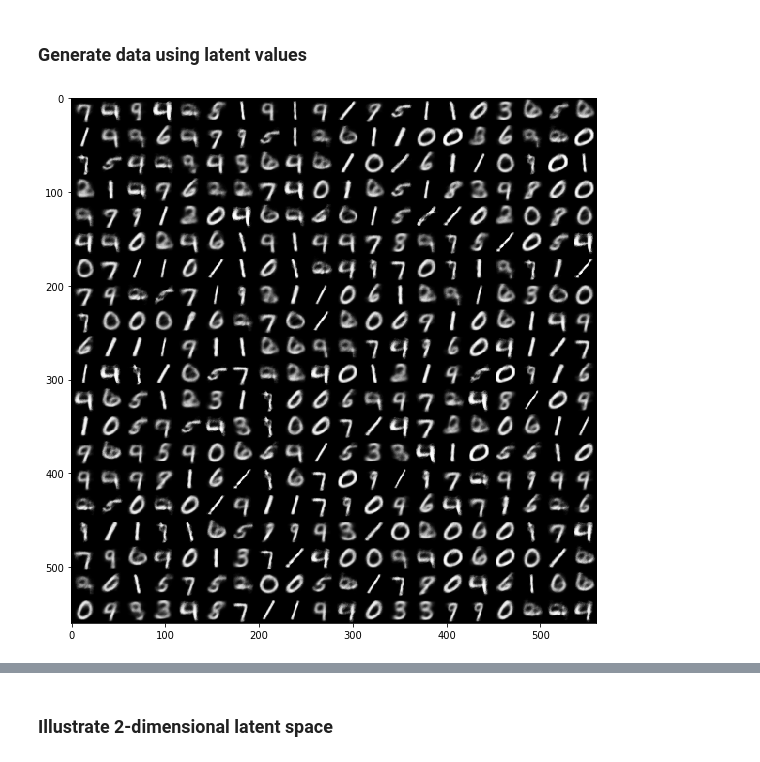
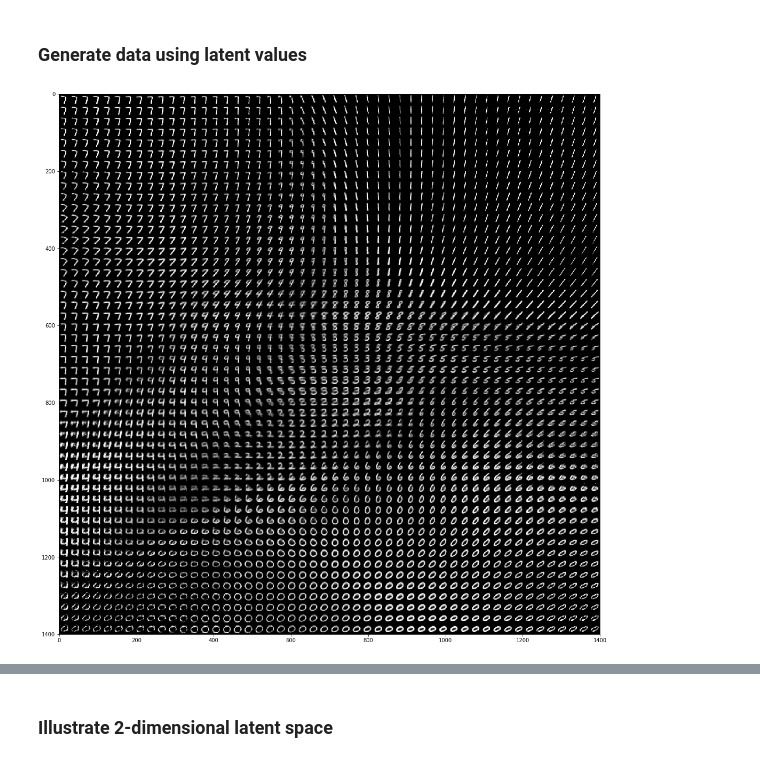
Before and after one commit to Logan-Lin/ELAINE-tensorflow, a Jupyter notebook: ELAINE.ipynb, the cells around one changed output, grey strips where cells are left out. Saved outputs shown, nothing was run; the diff lists cells and outputs as text; code cells hidden in the pictures.

```diff
--- a/ELAINE.ipynb
+++ b/ELAINE.ipynb
@@ -217,7 +217,7 @@ class VariationalAutoencoder(object):
 ## Training on MNIST dataset
 # %%
 def train(network_architecture, learning_rate=0.001,
-          batch_size=1000, training_epochs=10, display_step=5, beta=0.5):
+          batch_size=1000, training_epochs=10, display_step=10, beta=0.5):
     vae = VariationalAutoencoder(network_architecture,
                                  learning_rate=learning_rate,
                                  batch_size=batch_size,
@@ -249,5 +249,5 @@ network_architecture = \
          n_input=784, # MNIST data input (img shape: 28*28)
          n_z=2)  # dimensionality of latent space
 
-vae = train(network_architecture, training_epochs=50, beta=0.5)
+vae = train(network_architecture, training_epochs=200, beta=0.5)
 # %% [output]
@@ -288,19 +298,20 @@ plt.show()
 # %% [markdown]
 ### Generate data using latent values
 # %%
-nx = ny = 20
+nx = ny = 50
+x_values = np.linspace(-3, 3, nx)
+y_values = np.linspace(-3, 3, ny)
 
 canvas = np.empty((28*ny, 28*nx))
-for i in range(nx):
-    for j in range(ny):
-        input_vector = np.random.random_sample((2)) * 6 - 3
-        z_mu = np.array([input_vector]*vae.batch_size)
+for i, yi in enumerate(x_values):
+    for j, xi in enumerate(y_values):
+        z_mu = np.array([[xi, yi]]*vae.batch_size)
         x_mean = vae.generate(z_mu)
         canvas[(nx-i-1)*28:(nx-i)*28, j*28:(j+1)*28] = x_mean[0].reshape(28, 28)
 
-plt.figure(figsize=(8, 10))
+plt.figure(figsize=(15, 17))
+Xi, Yi = np.meshgrid(x_values, y_values)
 plt.imshow(canvas, origin="upper", cmap="gray")
 plt.tight_layout()
-plt.show()
 # %% [output]
-[figure, old version]
+[figure, new version]
```
Also changed, not shown: parts of 5 cells of this notebook, 1 other file.
